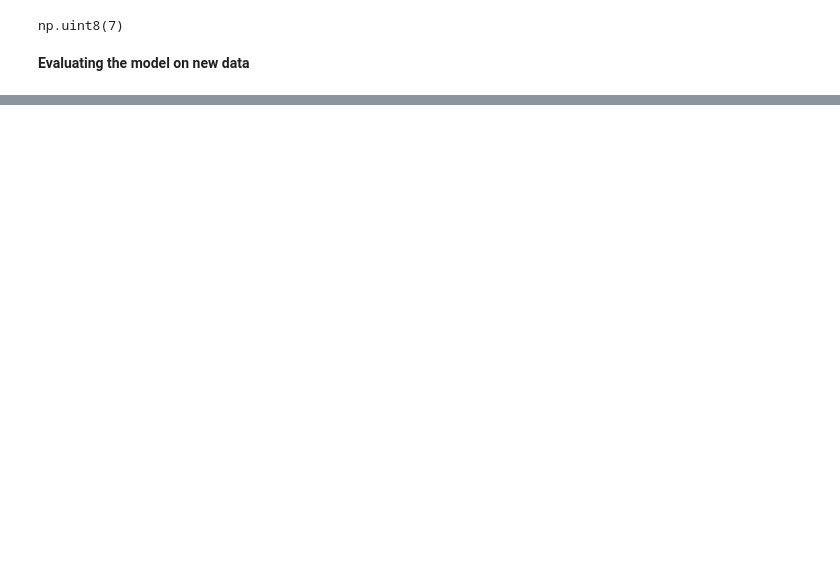
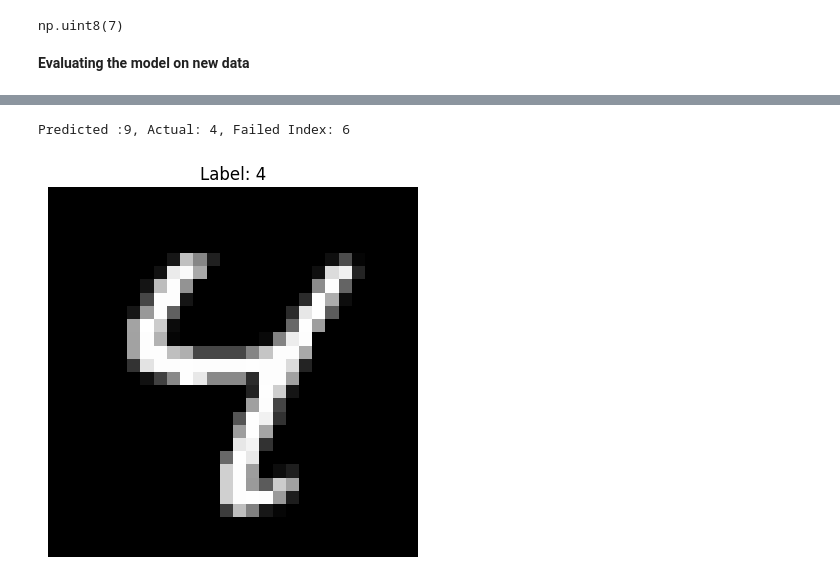
Before and after one commit to jpmendez42/GraduateSchool, a Jupyter notebook: Deep Learning/M2 Homework Template.ipynb, the cells around one changed output, grey strips where cells are left out. Drawn from its saved outputs; the diff is of its cells as text; code cells hidden in the pictures; blank space fills up the shorter version.

```diff
--- a/Deep Learning/M2 Homework Template.ipynb
+++ b/Deep Learning/M2 Homework Template.ipynb
@@ -136,7 +119,7 @@ Epoch 5/5
 # %% [markdown]
 **Using the model to make predictions**
 # %%
-test_digits = test_images[0:10]
+test_digits = test_images[0:100] #This was modified to 100 to give more examples where failure occurs since the base 10 were returning all passes.
 predictions = model.predict(test_digits)
 predictions[0]
 # %% [output]
@@ -166,0 +150,12 @@ test_acc: 0.9789999723434448
+# %%
+for i in range(len(predictions)):
+    if(predictions[i].argmax() != test_labels[i]):
+        print(f"Predicted :{predictions[i].argmax()}, Actual: {test_labels[i]}, Failed Index: {i}")
+        plt.imshow(test_images[i].reshape((28, 28)), cmap='gray')
+        plt.title(f'Label: {test_labels[i]}')
+        plt.axis('off')
+        plt.show()
+        break
+# %% [output]
+Predicted :9, Actual: 4, Failed Index: 6
+[figure, added]
```
Also changed, not shown: parts of 11 cells of this notebook.
